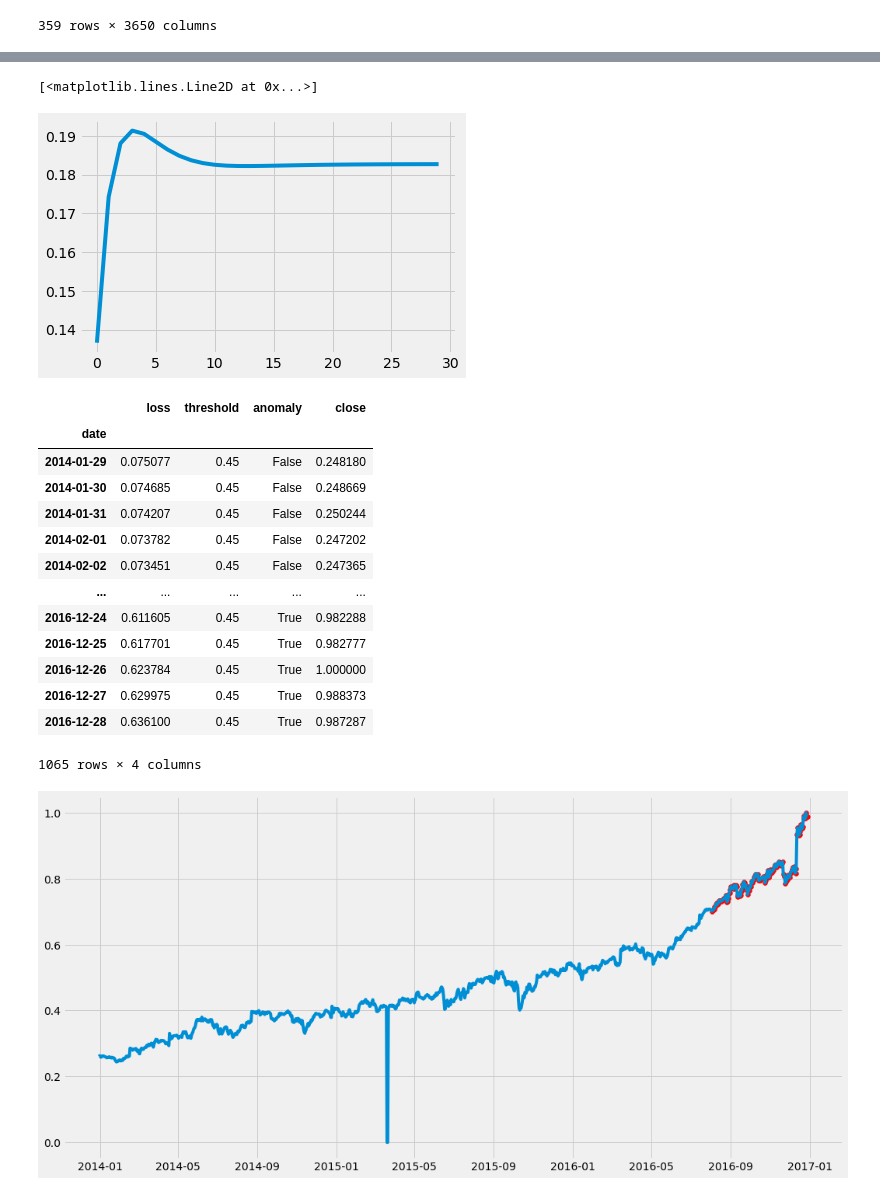
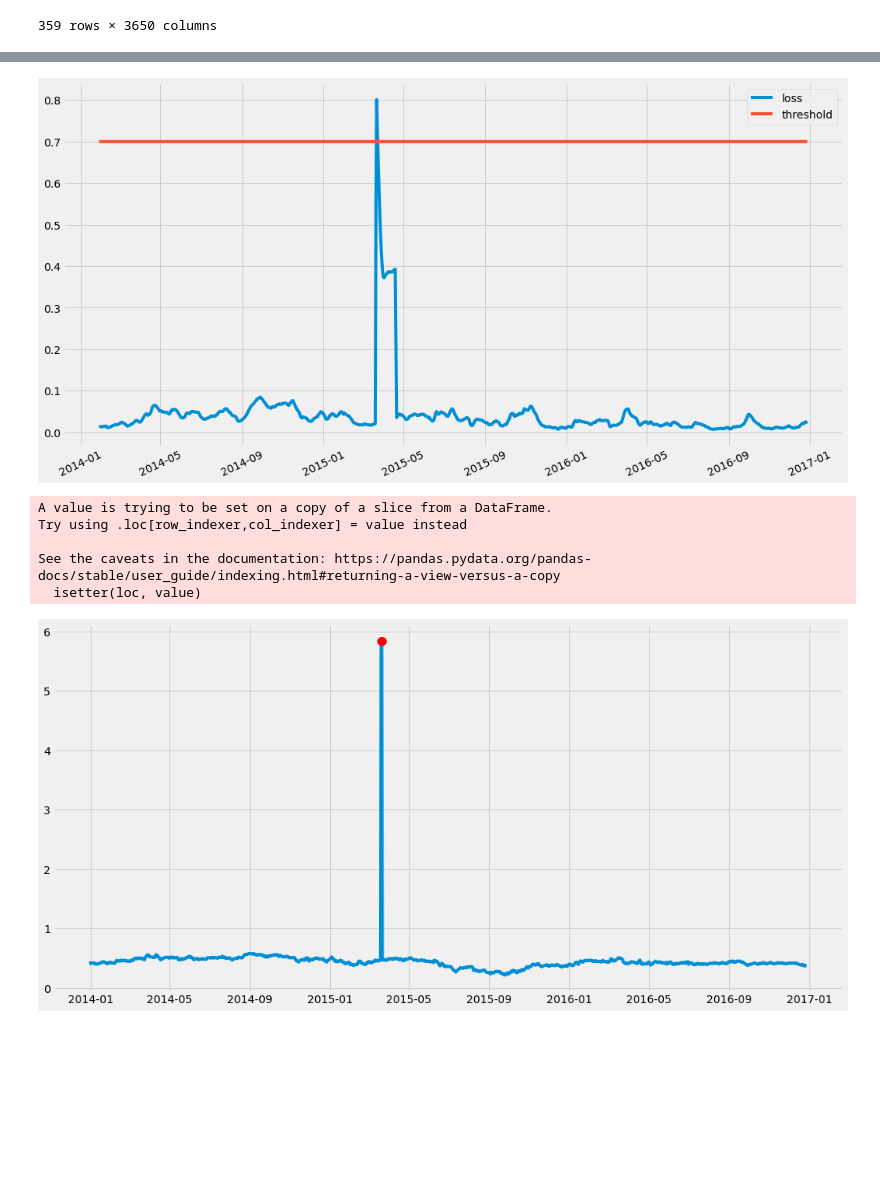
Before and after one commit to Kosmai/LSH_kNN_Clustering, a Jupyter notebook: Time_Series_Analysis/detect.ipynb, the cells around one changed output, grey strips where cells are left out. Saved outputs shown, nothing was run; the diff lists cells and outputs as text; code cells hidden in the pictures; blank space fills up the shorter version.

Commit message:
anomaly detection

```diff
--- a/Time_Series_Analysis/detect.ipynb
+++ b/Time_Series_Analysis/detect.ipynb
@@ -56,0 +60,6 @@ scaled_ts['value'] = scaler.fit_transform(ts)
+# %%
+scaler = MinMaxScaler()
+scaler = scaler.fit(train[['value']])
+
+train['value'] = scaler.transform(train[['value']])
+test['value'] = scaler.transform(test[['value']])
@@ -67,11 +87,6 @@ def create_dataset(x, y, lookback=1):
 # %%
 lookback = 30
 
-training_ratio = 0.7
-training_size = int(training_ratio * ts.shape[0])
-
-train, test = scaled_ts.iloc[: training_size], scaled_ts.iloc[training_size:]
-
 x_train, y_train = create_dataset(train[['value']], train['value'], lookback)
 x_test, y_test = create_dataset(test[['value']], test['value'], lookback)
 # %%
@@ -84,5 +99,11 @@ model.add(Dropout(rate=0.2))
 model.add(TimeDistributed(Dense(x_train.shape[2])))
 model.compile(optimizer='adam', loss='mae')
 # %%
-history = model.fit(x_train, y_train, epochs=1, batch_size=10)
+history = model.fit(
+    x_train, y_train,
+    epochs=10,
+    batch_size=32,
+    validation_split=0.1,
+    shuffle=False
+)
 # %% [output]
@@ -106,44 +141,43 @@ plt.plot(test_mae_loss)
-# %%
-plt.plot(x_test_pred[10])
-# %% [output]
-[<matplotlib.lines.Line2D at 0x...>]
-[figure, removed]
 # %%
-threshold = 0.45
+threshold = 0.7
 
 test_score_df = pd.DataFrame(index=test[lookback:].index)
 test_score_df['loss'] = test_mae_loss
 test_score_df['threshold'] = threshold
 test_score_df['anomaly'] = test_score_df.loss > test_score_df.threshold
-test_score_df['close'] = test[lookback:].value
+test_score_df['value'] = test[lookback:].value
 test_score_df
+
+plt.figure(figsize=(16, 8))
+plt.plot(test_score_df.index, test_score_df.loss, label='loss')
+plt.plot(test_score_df.index, test_score_df.threshold, label='threshold')
+plt.xticks(rotation=25)
+plt.legend();
 # %% [output]
-|  | loss | threshold | anomaly | close |
-| date |  |  |  |  |
-| 2014-01-29 | 0.075077 | 0.45 | False | 0.248180 |
-| 2014-01-30 | 0.074685 | 0.45 | False | 0.248669 |
-| 2014-01-31 | 0.074207 | 0.45 | False | 0.250244 |
-| 2014-02-01 | 0.073782 | 0.45 | False | 0.247202 |
-| 2014-02-02 | 0.073451 | 0.45 | False | 0.247365 |
-| ... | ... | ... | ... | ... |
-| 2016-12-24 | 0.611605 | 0.45 | True | 0.982288 |
-| 2016-12-25 | 0.617701 | 0.45 | True | 0.982777 |
-| 2016-12-26 | 0.623784 | 0.45 | True | 1.000000 |
-| 2016-12-27 | 0.629975 | 0.45 | True | 0.988373 |
-| 2016-12-28 | 0.636100 | 0.45 | True | 0.987287 |
-1065 rows × 4 columns
+[figure, added]
 # %%
 anomalies = test_score_df[test_score_df.anomaly == True]
 anomalies.reindex()
 
 
+corrected_dates = []
 
+for date in anomalies.index:
+  day_before = (date- timedelta(days=2)).date()
+  corrected_dates.append(day_before)
+  anomalies.loc[date, 'value'] = test.loc[str(day_before), 'value']
 
+anomalies.index = corrected_dates
 
 plt.figure(figsize=(16, 8))
 plt.style.use('fivethirtyeight')
-plt.plot(test['value'])
-plt.scatter(anomalies.index, anomalies.close, color = 'red')
+plt.plot(test['value'], zorder=1)
+plt.scatter(anomalies.index, anomalies['value'], color = 'red', linewidths=5, zorder=2)
 plt.show()
 # %% [output]
+A value is trying to be set on a copy of a slice from a DataFrame.
+Try using .loc[row_indexer,col_indexer] = value instead
+
+See the caveats in the documentation: https://pandas.pydata.org/pandas-docs/stable/user_guide/indexing.html#returning-a-view-versus-a-copy
+  isetter(loc, value)
-[figure, old version]
+[figure, new version]
```
Also changed, not shown: parts of 10 cells of this notebook.
